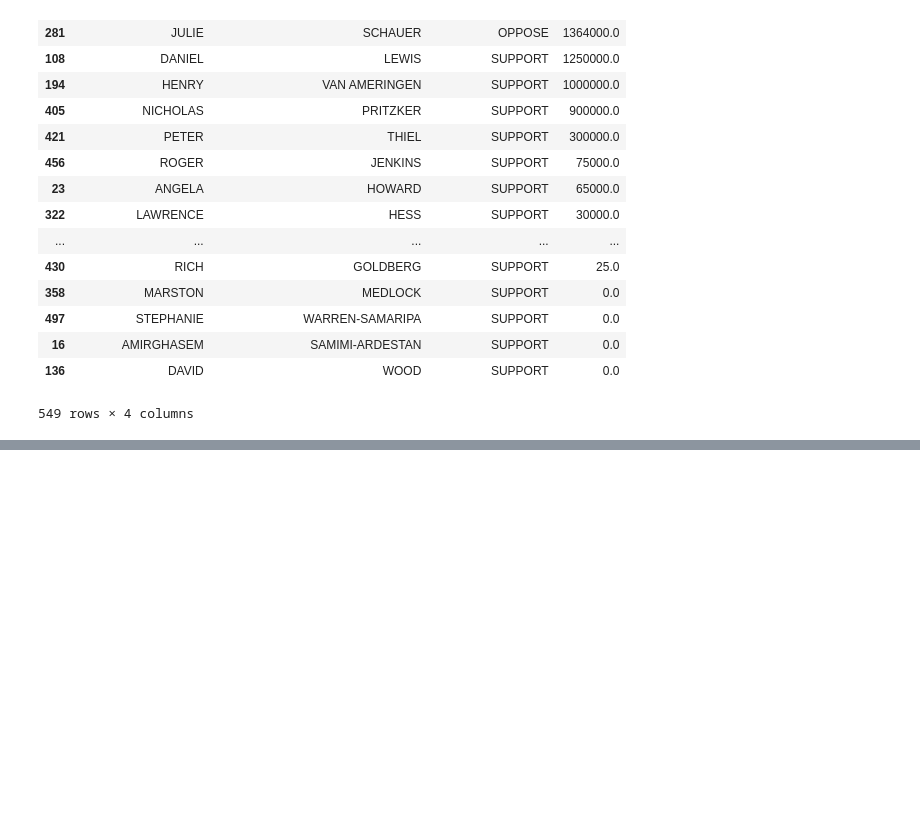
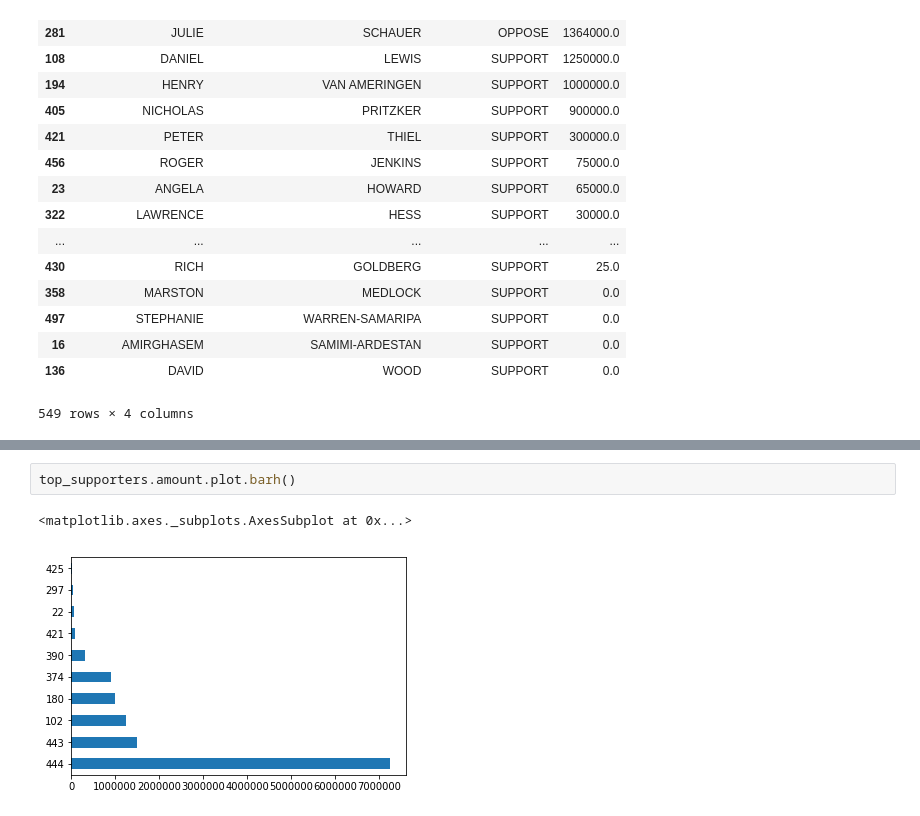
Before and after one commit to dirklc/first-python-notebook, a Jupyter notebook: prop-64-analysis.ipynb, the cells around one changed output, grey strips where cells are left out. Saved outputs shown, nothing was run; the diff lists cells and outputs as text; blank space fills up the shorter version.

```diff
--- a/prop-64-analysis.ipynb
+++ b/prop-64-analysis.ipynb
@@ -272,0 +297,5 @@ merged.groupby(["contributor_firstname", "contributor_lastname", "committee_posi
+# %%
+top_supporters.amount.plot.barh()
+# %% [output]
+<matplotlib.axes._subplots.AxesSubplot at 0x...>
+[figure, added]
```
Also changed, not shown: parts of 12 cells of this notebook.
